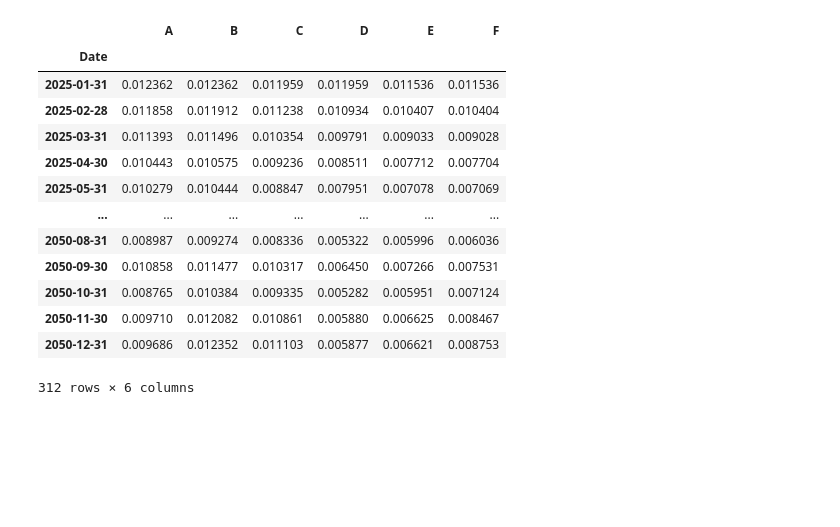
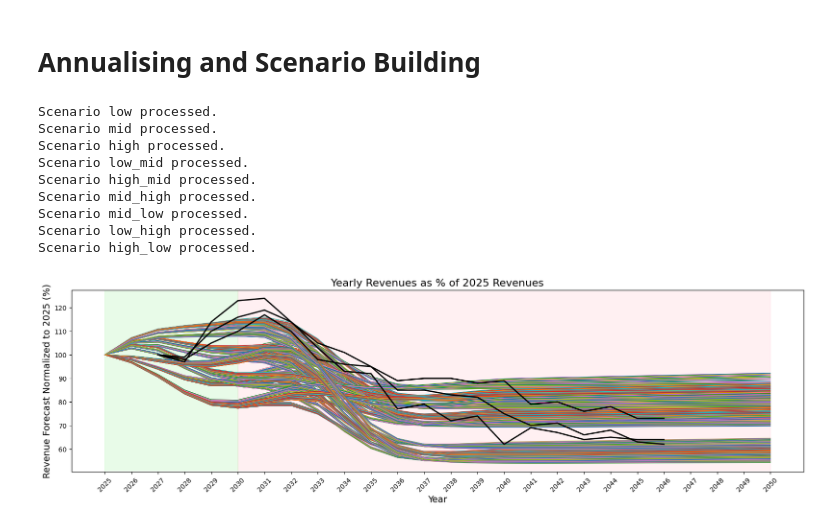
Before and after one commit to Uanra14/BESS_Revenue_Scenarios, a Jupyter notebook: Alisya's forecast.ipynb, the cells around one changed output. Saved outputs shown, nothing was run; the diff lists cells and outputs as text; code cells hidden in the pictures; blank space fills up the shorter version.

```diff
--- a/Alisya's forecast.ipynb
+++ b/Alisya's forecast.ipynb
@@ -310,30 +365,23 @@ plt.show()
-# %%
-# create share monthly
-future_data = pd.read_csv("processed_data/future_data.csv", parse_dates=["Date"])
-future_data.set_index("Date", inplace=True)
-
-share_monthly = pd.DataFrame(index=future_data.index, columns=["A", "B", "C", "D", "E", "F"])
-
-share_monthly["A"] = (future_data["Ba"] * 2) / future_data["Ra"]
-share_monthly["B"] = (future_data["Bb"] * 2) / future_data["Rb"]
-share_monthly["C"] = (future_data["Bc"] * 2) / future_data["Rc"]
-share_monthly["D"] = (future_data["Bd"] * 2) / future_data["Rd"]
-share_monthly["E"] = (future_data["Be"] * 2) / future_data["Re"]
-share_monthly["F"] = (future_data["Bf"] * 2) / future_data["Rf"]
-
-share_monthly
-# %% [output]
-|  | A | B | C | D | E | F |
-| Date |  |  |  |  |  |  |
-| 2025-01-31 | 0.012362 | 0.012362 | 0.011959 | 0.011959 | 0.011536 | 0.011536 |
-| 2025-02-28 | 0.011858 | 0.011912 | 0.011238 | 0.010934 | 0.010407 | 0.010404 |
-| 2025-03-31 | 0.011393 | 0.011496 | 0.010354 | 0.009791 | 0.009033 | 0.009028 |
-| 2025-04-30 | 0.010443 | 0.010575 | 0.009236 | 0.008511 | 0.007712 | 0.007704 |
-| 2025-05-31 | 0.010279 | 0.010444 | 0.008847 | 0.007951 | 0.007078 | 0.007069 |
-| ... | ... | ... | ... | ... | ... | ... |
-| 2050-08-31 | 0.008987 | 0.009274 | 0.008336 | 0.005322 | 0.005996 | 0.006036 |
-| 2050-09-30 | 0.010858 | 0.011477 | 0.010317 | 0.006450 | 0.007266 | 0.007531 |
-| 2050-10-31 | 0.008765 | 0.010384 | 0.009335 | 0.005282 | 0.005951 | 0.007124 |
-| 2050-11-30 | 0.009710 | 0.012082 | 0.010861 | 0.005880 | 0.006625 | 0.008467 |
-| 2050-12-31 | 0.009686 | 0.012352 | 0.011103 | 0.005877 | 0.006621 | 0.008753 |
-312 rows × 6 columns
+# %% [markdown]
+# Annualising and Scenario Building
+# %%
+scenarios = ["low", "mid", "high", "low_mid", "high_mid", "mid_high", "mid_low", "low_high", "high_low"]
+
+low_factors = [0.65, 0.35]
+mid_factors = [0.75, 0.45]
+high_factors = [0.85, 0.50]
+
+create_annualized_forecast(scenarios, low_factors, mid_factors, high_factors,
+                           save_folder="forecasts", show_monthly_plots=False,
+                           add_montel_curves=True)
+# %% [output]
+Scenario low processed.
+Scenario mid processed.
+Scenario high processed.
+Scenario low_mid processed.
+Scenario high_mid processed.
+Scenario mid_high processed.
+Scenario mid_low processed.
+Scenario low_high processed.
+Scenario high_low processed.
+[figure, added]
```
Also changed, not shown: parts of 12 cells of this notebook.
